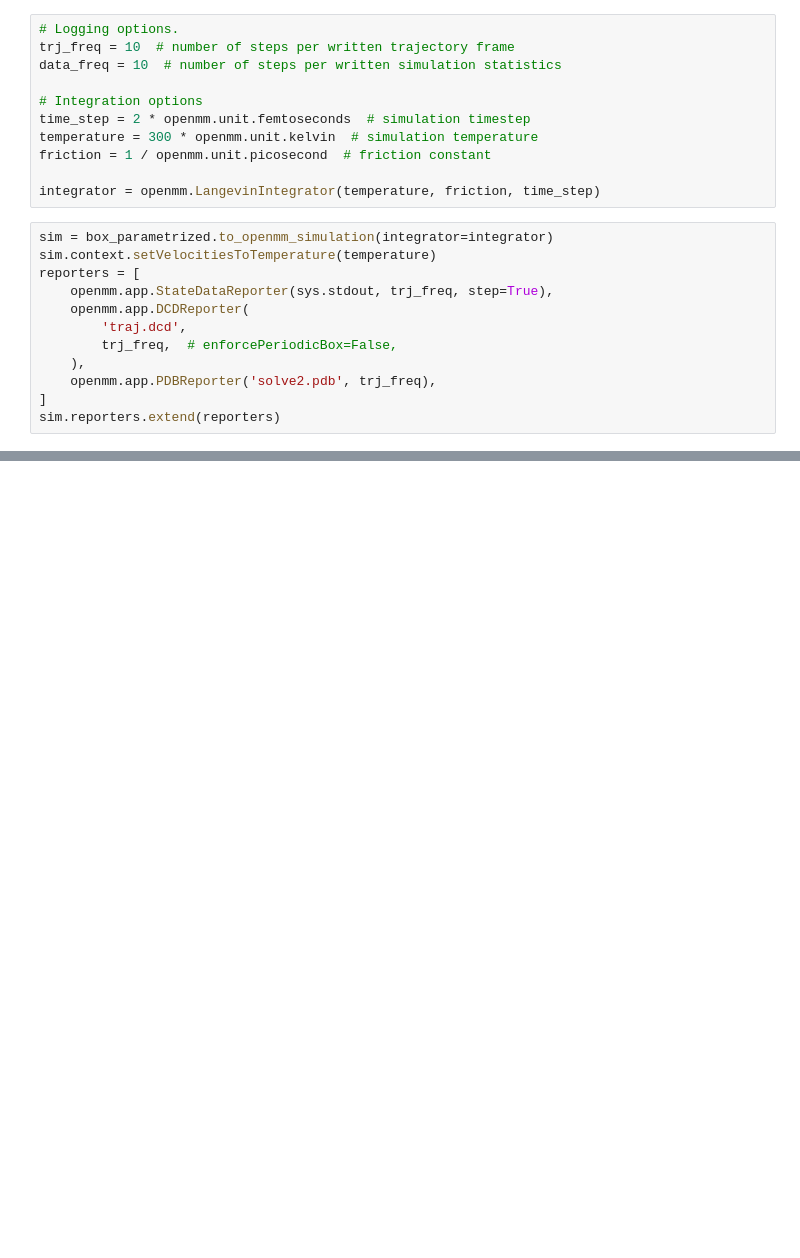
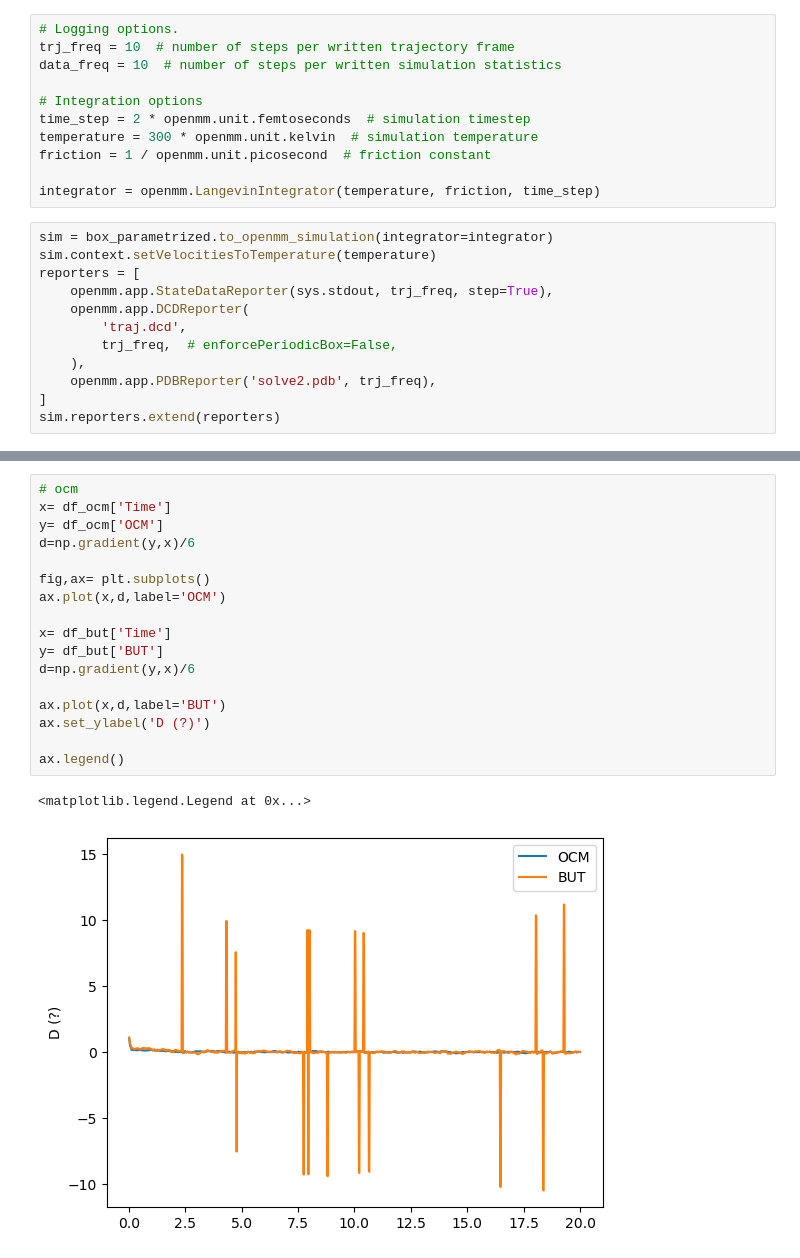
Before and after one commit to EnglishBeach/MolecularModeling, a Jupyter notebook: Find_D/D.ipynb, the cells around one changed output, grey strips where cells are left out. Saved outputs shown, nothing was run; the diff lists cells and outputs as text; blank space fills up the shorter version.

```diff
--- a/Find_D/D.ipynb
+++ b/Find_D/D.ipynb
@@ -143,0 +146,20 @@ nglview.show_mdtraj(mdtraj.load('/home/base/WSL_base/Find_D/solve2.pdb'))
+# %%
+# ocm
+x= df_ocm['Time']
+y= df_ocm['OCM']
+d=np.gradient(y,x)/6
+
+fig,ax= plt.subplots()
+ax.plot(x,d,label='OCM')
+
+x= df_but['Time']
+y= df_but['BUT']
+d=np.gradient(y,x)/6
+
+ax.plot(x,d,label='BUT')
+ax.set_ylabel('D (?)')
+
+ax.legend()
+# %% [output]
+<matplotlib.legend.Legend at 0x...>
+[figure, added]
```
Also changed, not shown: parts of 23 cells of this notebook, 6 other files.
